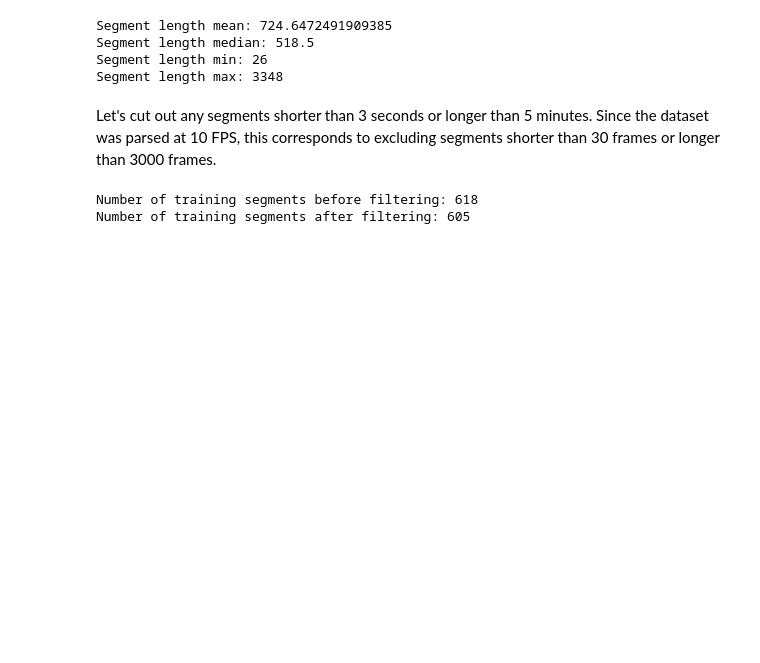
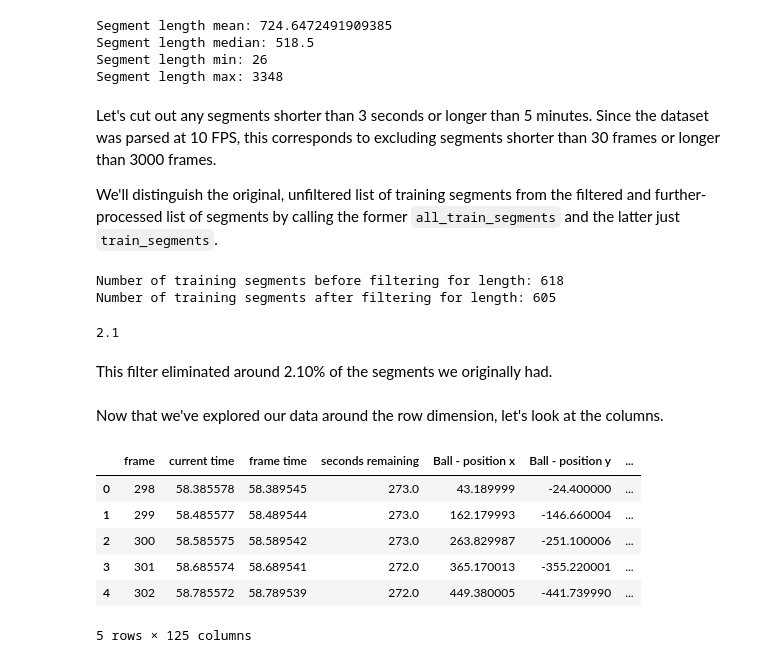
Before and after one commit to darmendariz/impulse, a Jupyter notebook: impulse/notebooks/eda/segments/01_initial.ipynb, the cells around one changed output. Cells and saved outputs as stored; diff of their text form; code cells hidden in the pictures; blank space fills up the shorter version.

Commit message:
EDA on segments dataset

```diff
--- a/impulse/notebooks/eda/segments/01_initial.ipynb
+++ b/impulse/notebooks/eda/segments/01_initial.ipynb
@@ -19,8 +19,8 @@ segmented_dataset = SegmentedDataset(replay_dataset, seed=42)
 # %% [output]
 Found 192 parsed replays in database
 # %%
-train_segments = segmented_dataset.train_segments_list()
-len(train_segments)
+all_train_segments = segmented_dataset.train_segments_list()
+len(all_train_segments)
 # %% [output]
 618
 # %%
@@ -49,11 +49,36 @@ Segment length min: 26
 Segment length max: 3348
 # %% [markdown]
 Let's cut out any segments shorter than 3 seconds or longer than 5 minutes. Since the dataset was parsed at 10 FPS, this corresponds to excluding segments shorter than 30 frames or longer than 3000 frames.
+
+We'll distinguish the original, unfiltered list of training segments from the filtered and further-processed list of segments by calling the former `all_train_segments` and the latter just `train_segments`.
 # %%
-print('Number of training segments before filtering:', len(train_segments))
-filtered_train_segments = [segment for segment in train_segments if 30 <= len(segment) <= 3000]
-print('Number of training segments after filtering:', len(filtered_train_segments))
+print('Number of training segments before filtering for length:', len(all_train_segments))
+train_segments = [segment for segment in all_train_segments if 30 <= len(segment) <= 3000]
+print('Number of training segments after filtering for length:', len(train_segments))
 # %% [output]
-Number of training segments before filtering: 618
-Number of training segments after filtering: 605
+Number of training segments before filtering for length: 618
+Number of training segments after filtering for length: 605
+# %%
+percent_cut = (len(all_train_segments) - len(train_segments))/len(all_train_segments) * 100
+round(percent_cut, 2)
+# %% [output]
+2.1
+# %% [markdown]
+This filter eliminated around 2.10% of the segments we originally had.
+# %% [markdown]
+Now that we've explored our data around the row dimension, let's look at the columns.
+# %%
+import random
+random.seed(123)
+
+rand_segment = random.choice(train_segments)
+rand_segment.frames.head()
+# %% [output]
+|  | frame | current time | frame time | seconds remaining | Ball - position x | Ball - position y | ... |
+| 0 | 298 | 58.385578 | 58.389545 | 273.0 | 43.189999 | -24.400000 | ... |
+| 1 | 299 | 58.485577 | 58.489544 | 273.0 | 162.179993 | -146.660004 | ... |
+| 2 | 300 | 58.585575 | 58.589542 | 273.0 | 263.829987 | -251.100006 | ... |
+| 3 | 301 | 58.685574 | 58.689541 | 272.0 | 365.170013 | -355.220001 | ... |
+| 4 | 302 | 58.785572 | 58.789539 | 272.0 | 449.380005 | -441.739990 | ... |
+5 rows × 125 columns
 # %%
```
Also changed, not shown: parts of 4 cells of this notebook.
